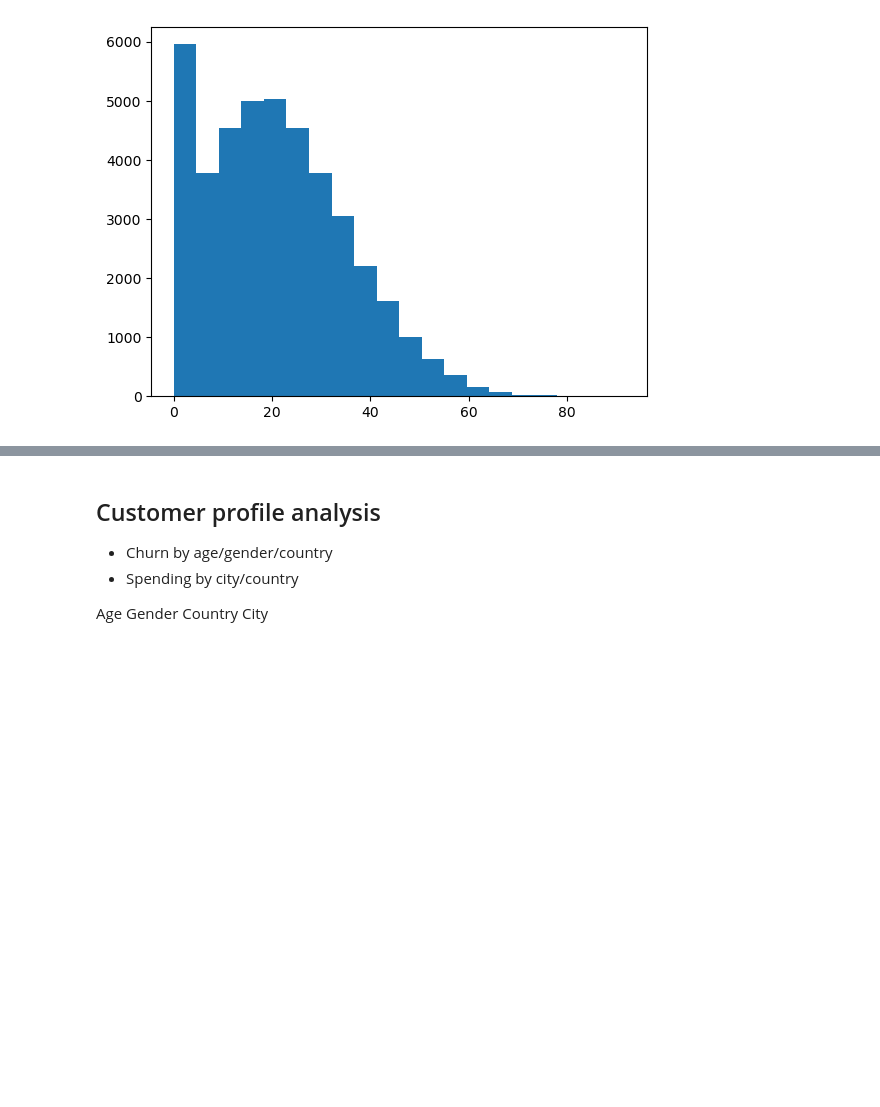
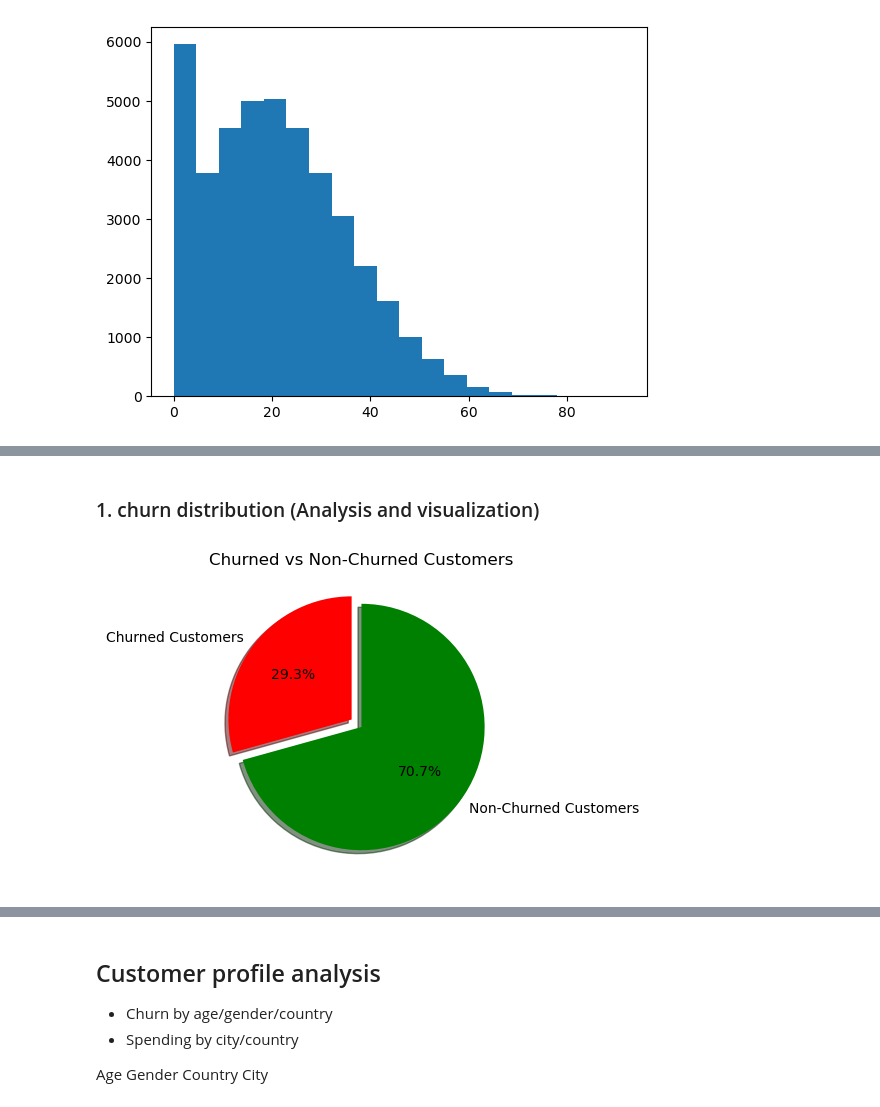
Before and after one commit to pinkimahato9814-afk/Final_project_Customer-Mind-360, a Jupyter notebook: notebooks/01_data_understanding_cleanng.ipynb, the cells around one changed output, grey strips where cells are left out. Cells and saved outputs as stored; diff of their text form; code cells hidden in the pictures; blank space fills up the shorter version.

```diff
--- a/notebooks/01_data_understanding_cleanng.ipynb
+++ b/notebooks/01_data_understanding_cleanng.ipynb
@@ -270,0 +306,3 @@ dtype: int64
+# %%
+median_CB = df['Credit_Balance'].median()
+df['Credit_Balance'] =df['Credit_Balance'].fillna(median_CB)
@@ -270,0 +374,7 @@ dtype: int64
+# %%
+#Total Customers = Count of all customers
+
+total_customers = df.shape[0]
+churned_customers = df["Churned"].sum()
+non_churned_customers = total_customers - churned_customers
+churned_customers
@@ -270,0 +462,17 @@ dtype: int64
+# %% [markdown]
+### 1. churn distribution (Analysis and visualization)
+# %%
+import matplotlib.pyplot as plt
+
+labels = ["Churned Customers", "Non-Churned Customers"]
+values = [churned_customers, non_churned_customers]
+
+plt.figure(figsize=(6, 4))
+plt.pie( values, colors=["red", "green"],shadow =True,autopct="%1.1f%%",labels=labels,startangle =90, explode=(0.1, 0))
+
+plt.title("Churned vs Non-Churned Customers")
+
+
+plt.show()
+# %% [output]
+[figure, added]
```
Also changed, not shown: parts of 39 cells of this notebook, 1 other file.
